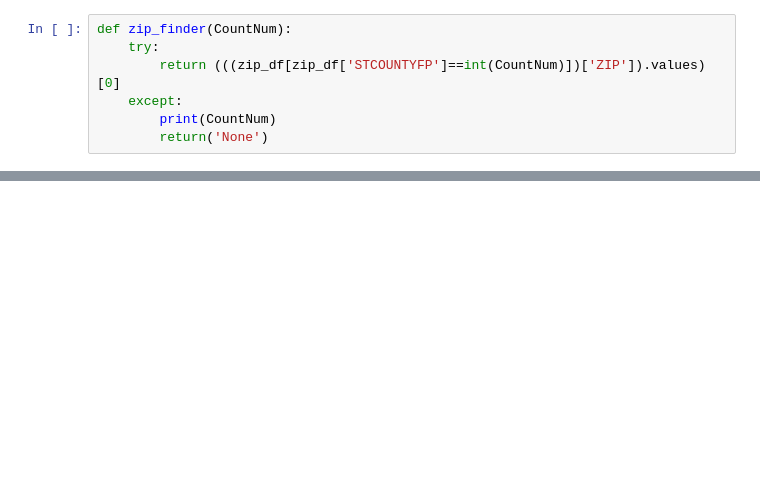
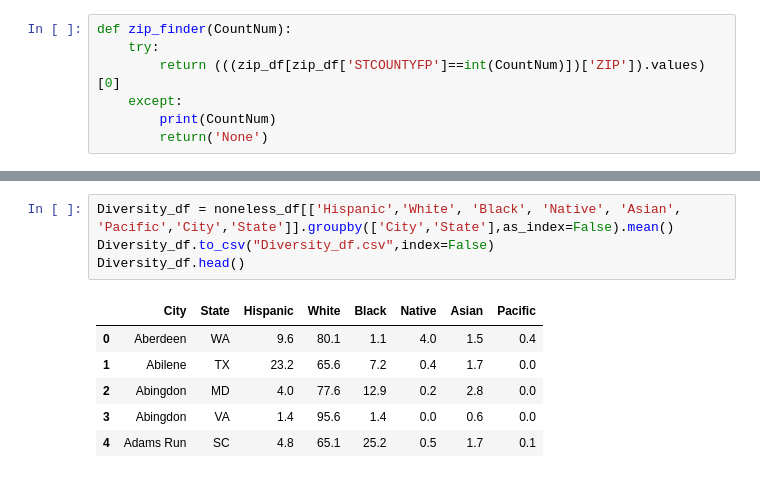
Before and after one commit to CityScape-Datasets/Workspace_Datasets, a Jupyter notebook: Datasets/Census Data/cenus.ipynb, the cells around one changed output, grey strips where cells are left out. Drawn from its saved outputs; the diff is of its cells as text; blank space fills up the shorter version.

```diff
--- a/Datasets/Census Data/cenus.ipynb
+++ b/Datasets/Census Data/cenus.ipynb
@@ -34,0 +205,11 @@ def zip_finder(CountNum):
+# %%
+Diversity_df = noneless_df[['Hispanic','White', 'Black', 'Native', 'Asian', 'Pacific','City','State']].groupby(['City','State'],as_index=False).mean()
+Diversity_df.to_csv("Diversity_df.csv",index=False)
+Diversity_df.head()
+# %% [output]
+|  | City | State | Hispanic | White | Black | Native | Asian | Pacific |
+| 0 | Aberdeen | WA | 9.6 | 80.1 | 1.1 | 4.0 | 1.5 | 0.4 |
+| 1 | Abilene | TX | 23.2 | 65.6 | 7.2 | 0.4 | 1.7 | 0.0 |
+| 2 | Abingdon | MD | 4.0 | 77.6 | 12.9 | 0.2 | 2.8 | 0.0 |
+| 3 | Abingdon | VA | 1.4 | 95.6 | 1.4 | 0.0 | 0.6 | 0.0 |
+| 4 | Adams Run | SC | 4.8 | 65.1 | 25.2 | 0.5 | 1.7 | 0.1 |
```
Also changed, not shown: parts of 38 cells of this notebook, 1 other file.
